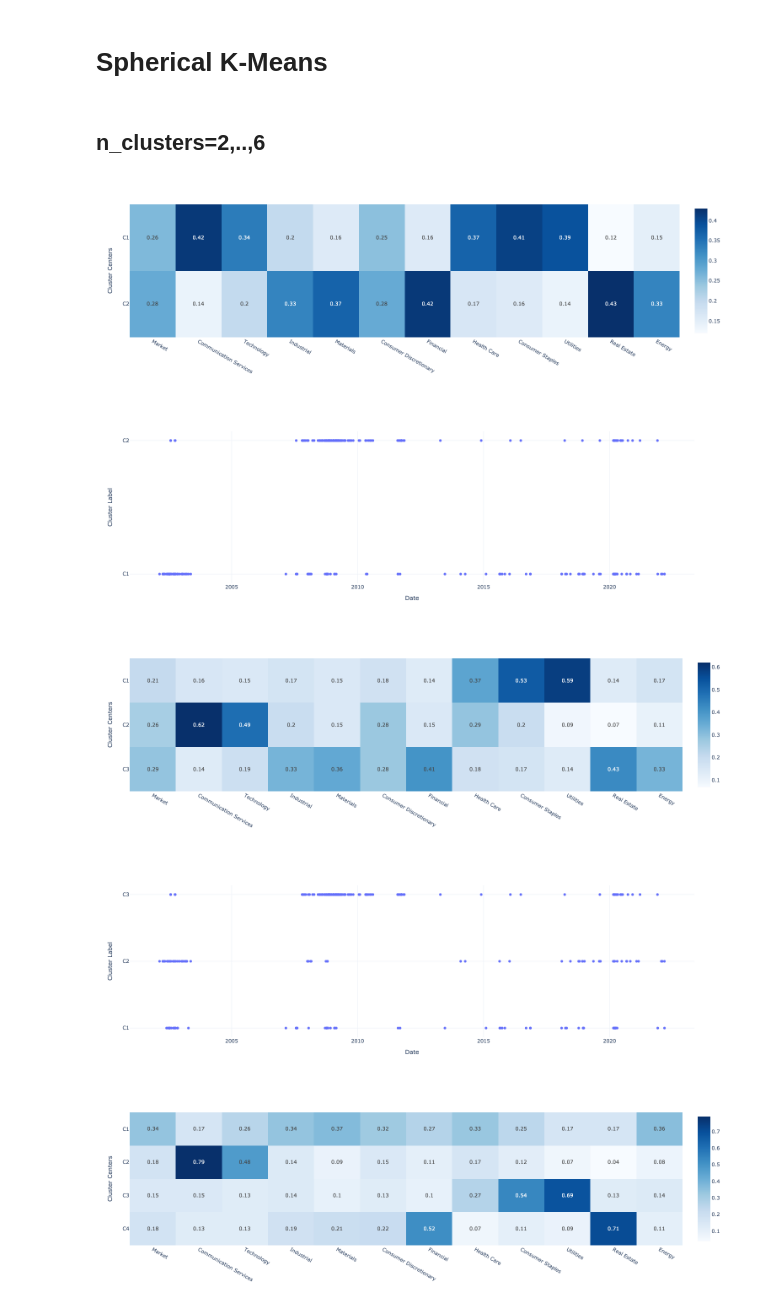
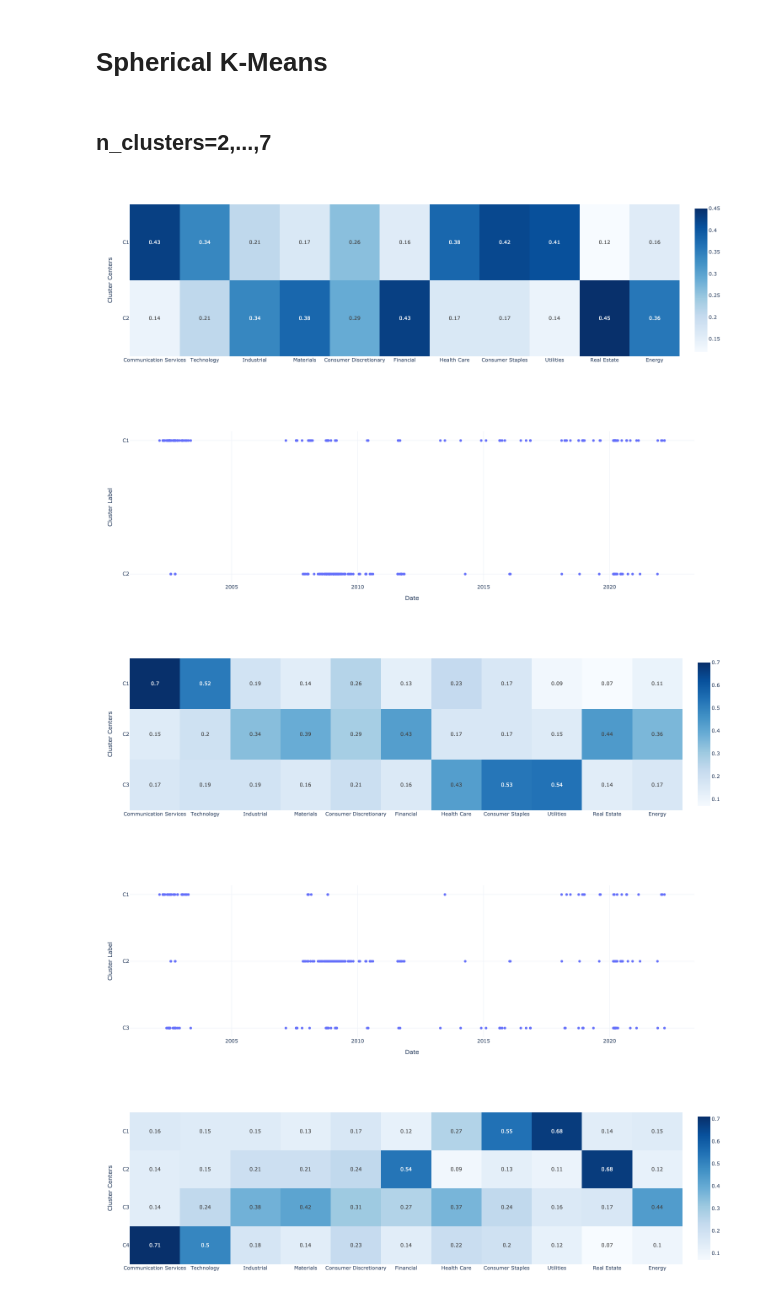
Before and after one commit to MegaCookies88/MSc.-Thesis-EVT-SP500, a Jupyter notebook: Jupyter_Notebooks/kmeans.ipynb, the cells around one changed output. Cells and saved outputs as stored; diff of their text form; code cells hidden in the pictures.

```diff
--- a/Jupyter_Notebooks/kmeans.ipynb
+++ b/Jupyter_Notebooks/kmeans.ipynb
@@ -26,7 +26,7 @@ def plot_kmeans(centers, labels):
     fig2.update_layout(
         showlegend=False, xaxis_title='Date', yaxis_title='Cluster Label'
     )
-    fig2.update_yaxes(categoryorder='array', categoryarray=centers.index)
+    fig2.update_yaxes(categoryorder='array', categoryarray=centers.index[::-1])
 
     return fig1, fig2
 # %% [markdown]
@@ -112,7 +112,7 @@ fig2.show()
 def R_kmeans(k):
 
     centers = pd.read_csv('../data/skmeans'+str(k)+'_centers.csv').iloc[:,1:]
-    centers.columns = ll.columns
+    centers.columns = ll.columns[1:]
     centers.index = ['C'+str(i) for i in range(1,k+1)]
 
     labels = pd.read_csv('../data/skmeans'+str(k)+'_labels.csv').iloc[:,1]
@@ -121,19 +121,23 @@ def R_kmeans(k):
 
     return plot_kmeans(centers,labels)
 # %% [markdown]
-## n_clusters=2,..,6
+## n_clusters=2,...,7
 # %%
-for k in range(2,7):
+for k in range(2,8):
 
     fig1, fig2 = R_kmeans(k)
 
-    #fig1.write_image('../figures/x.jpeg', scale=2)
-    #fig2.write_image('../figures/x.jpeg', scale=2)
+    if k>3:
+        fig1.write_image('../figures/skmeans_centers_'+str(k)+'.jpeg', scale=2)
+
+    if k==7:
+        fig2.write_image('../figures/skmeans_labels_'+str(k)+'.jpeg', scale=2)
+
     fig1.show()
     fig2.show()
 # %% [output]
-[figure, old version]
+[figure, new version]
-[figure, old version]
+[figure, new version]
-[figure, old version]
+[figure, new version]
-[figure, old version]
+[figure, new version]
-[figure, old version]
+[figure, new version]
```
Also changed, not shown: parts of 12 cells of this notebook.
